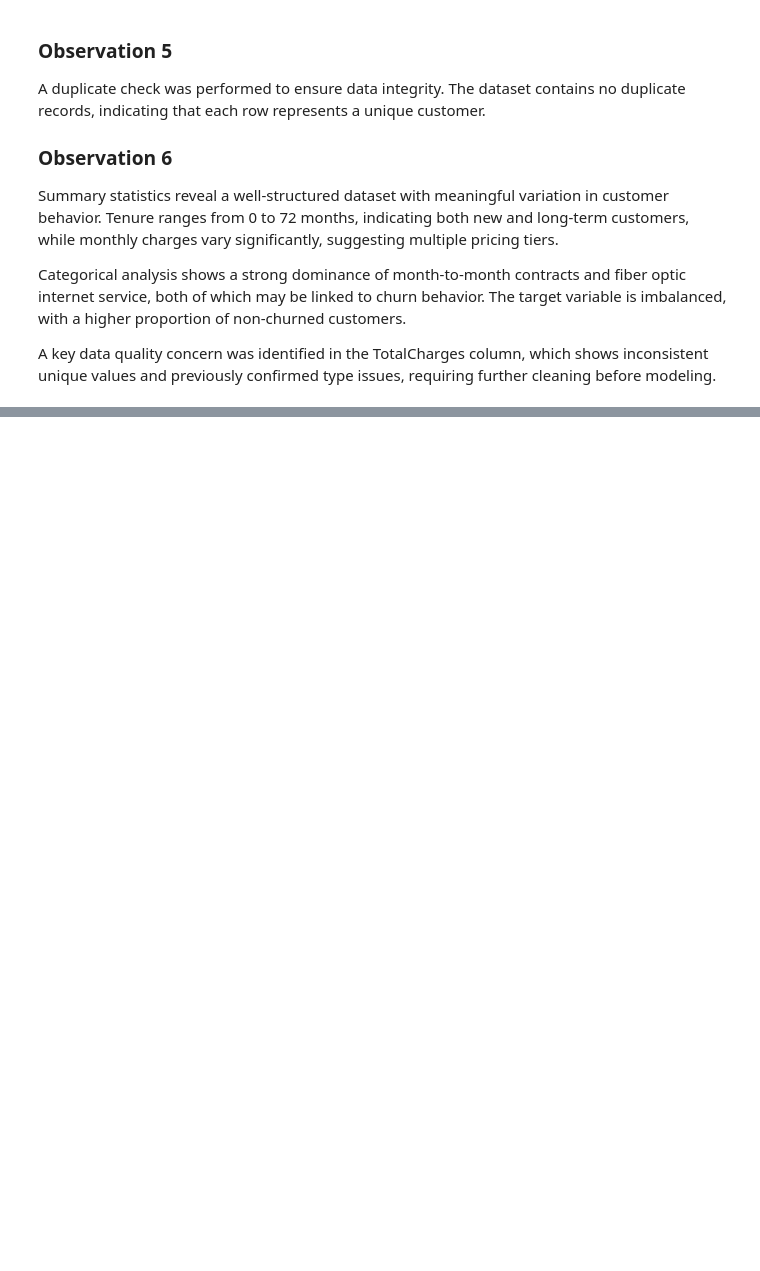
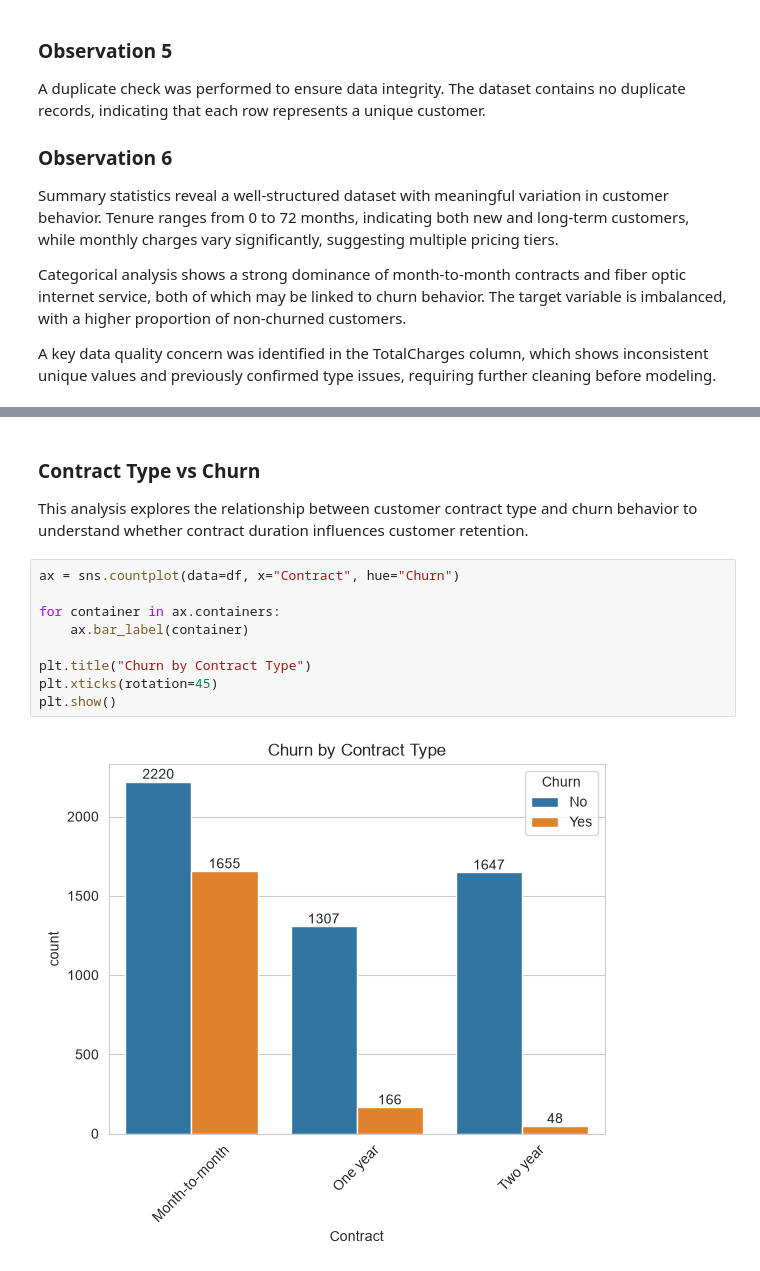
Before and after one commit to DaveoJay/Customer_Churn_Prediction, a Jupyter notebook: Notebooks/01_data_exploration.ipynb, the cells around one changed output, grey strips where cells are left out. Drawn from its saved outputs; the diff is of its cells as text; blank space fills up the shorter version.

```diff
--- a/Notebooks/01_data_exploration.ipynb
+++ b/Notebooks/01_data_exploration.ipynb
@@ -175,0 +225,15 @@ A key data quality concern was identified in the TotalCharges column, which show
+# %% [markdown]
+### Contract Type vs Churn
+
+This analysis explores the relationship between customer contract type and churn behavior to understand whether contract duration influences customer retention.
+# %%
+ax = sns.countplot(data=df, x="Contract", hue="Churn")
+
+for container in ax.containers:
+    ax.bar_label(container)
+
+plt.title("Churn by Contract Type")
+plt.xticks(rotation=45)
+plt.show()
+# %% [output]
+[figure, added]
```
Also changed, not shown: parts of 15 cells of this notebook, 9 other files.
